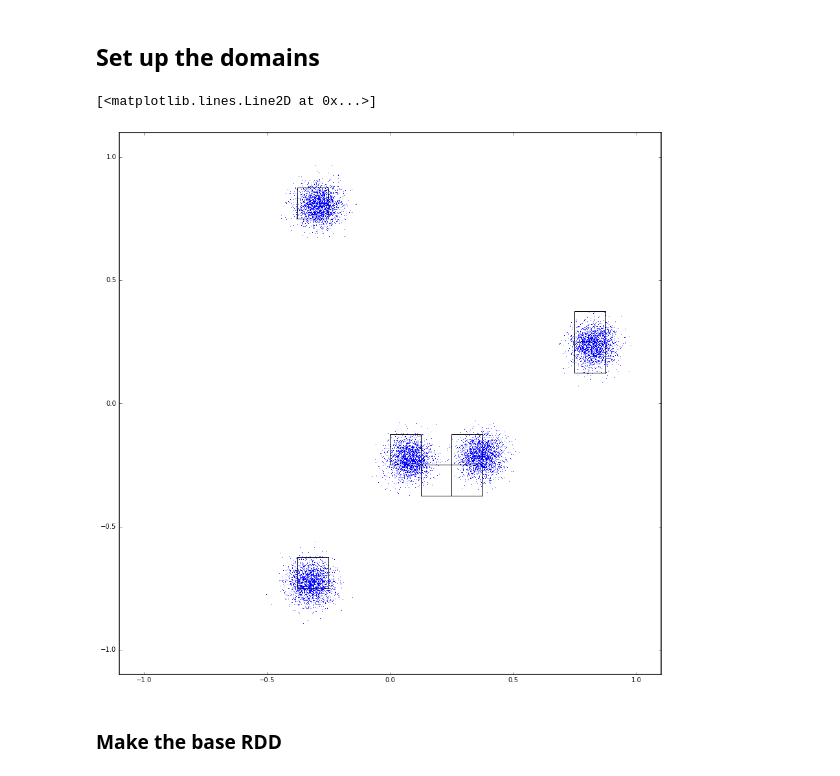
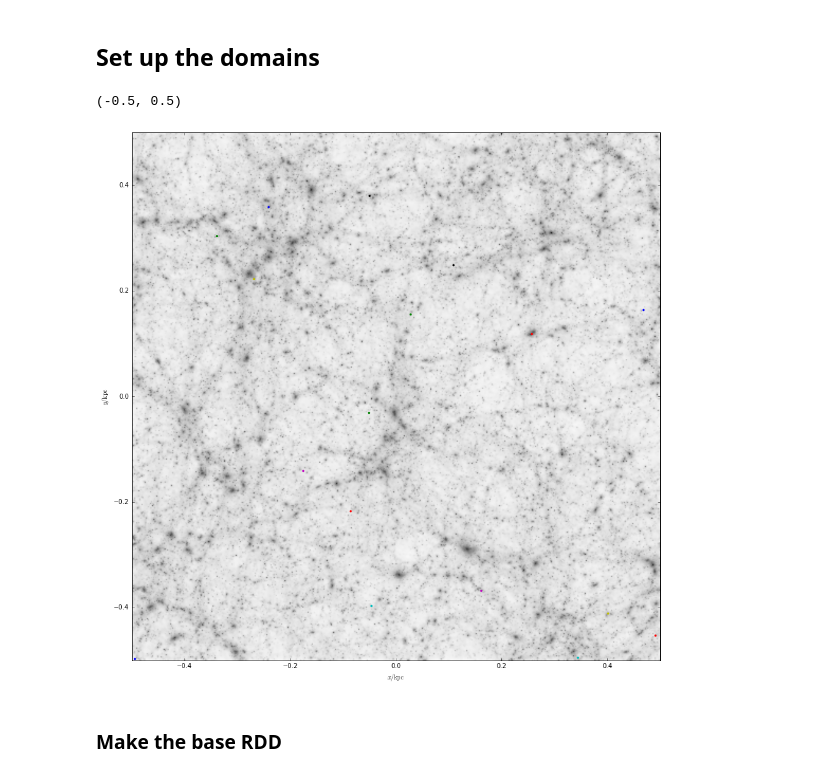
Before and after one commit to rokroskar/spark-fof, a Jupyter notebook: setting up hierarchical merge.ipynb, the cells around one changed output. Drawn from its saved outputs; the diff is of its cells as text; code cells hidden in the pictures.

```diff
--- a/setting up hierarchical merge.ipynb
+++ b/setting up hierarchical merge.ipynb
@@ -62,0 +67,2 @@ particles['iOrder'] = range(nps)
+# %%
+s = pynbody.load('/Users/rok/Downloads/euclid256.nat')
@@ -62,0 +73,4 @@ particles['iOrder'] = range(nps)
+# %%
+particles = np.zeros(len(s), dtype=pdt)
+# %%
+particles['pos'] = s['pos']
@@ -86,23 +111,25 @@ sc.addPyFile('spark_fof.py')
 # %% [markdown]
 ## Set up the domains
 # %%
-N = 4
-tau = 0.02
-mins = np.array([-1,-1,-1], dtype=np.float)
-maxs= np.array([1,1,1], dtype=np.float)
+N = 3
+tau = 0.0001
+mins = np.array([-.5,-.5,-.5], dtype=np.float)
+maxs= np.array([.5,.5,.5], dtype=np.float)
 domain_containers = spark_fof.setup_domain(N,tau,maxs,mins)
 # %%
 f, ax = plt.subplots(subplot_kw={'aspect':'equal'}, figsize=(15,15))
+pynbody.plot.image(s.d, width=1, units = 'Msol Mpc^-2', cmap=plt.cm.Greys, show_cbar=False, subplot=ax)
 #plot_rectangle(domain_containers[0].bufferRectangle, ax=ax)
-for p in particles[::1000]:
+for p in particles[::1000000]:
     plot_rectangle(domain_containers[spark_fof.get_bin_cython(p['pos'],2**N, np.array(mins), np.array(maxs))], ax=ax)
-#    plot_rectangle(domain_containers[get_bin(p.x, p.y, 2**N, mins,maxes)].bufferRectangle, ax=ax)
-# for r in domain_containers:
-#     plot_rectangle(r.parent, ax=ax)
-ax.plot(particles['pos'][:,0], particles['pos'][:,1], ',')
+    plot_rectangle(domain_containers[spark_fof.get_bin_cython(p['pos'], 2**N, np.array(mins),np.array(maxs))].bufferRectangle, ax=ax)
+    ax.plot(p['pos'][0], p['pos'][1], '.')
+plt.draw()
+ax.set_xlim(-.5,.5)
+ax.set_ylim(-.5,.5)
 # %% [output]
-[<matplotlib.lines.Line2D at 0x...>]
+(-0.5, 0.5)
-[figure, old version]
+[figure, new version]
 # %% [markdown]
 ### Make the base RDD
 # %%
```
Also changed, not shown: parts of 17 cells of this notebook, 3 other files.
